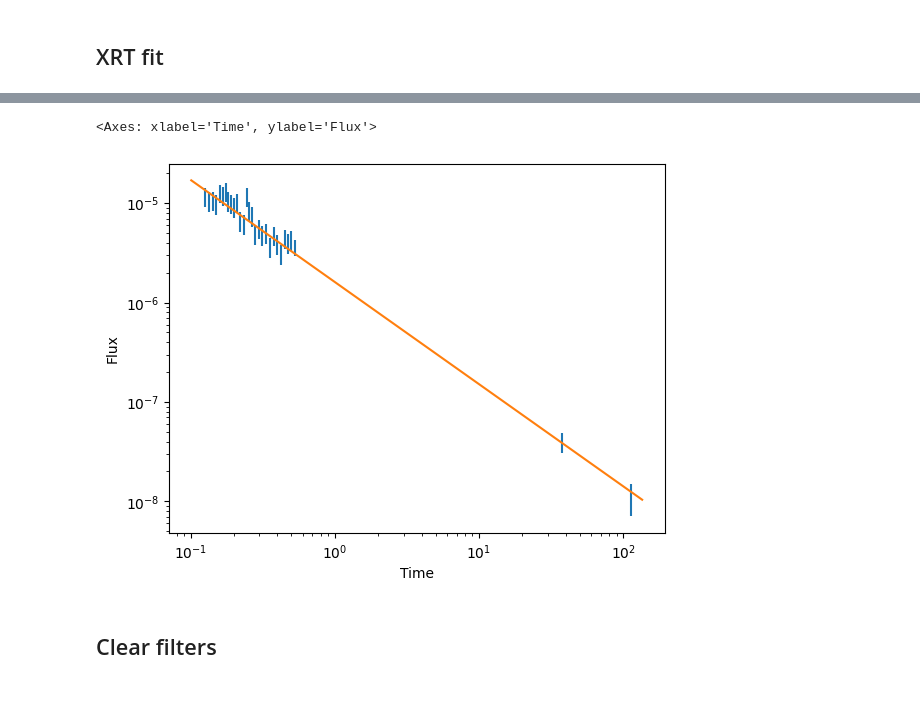
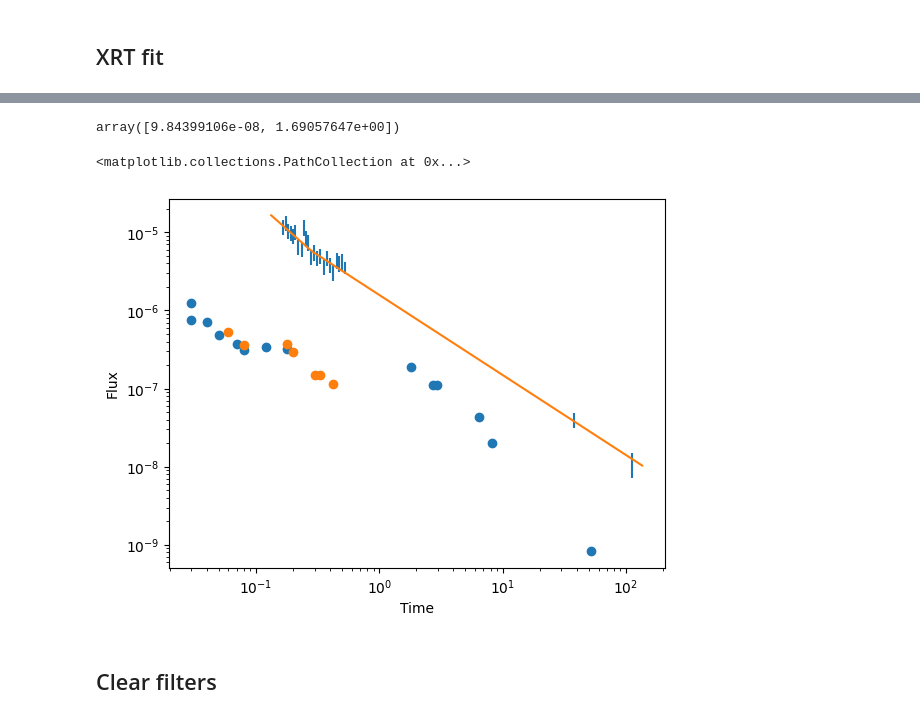
Before and after one commit to 7DimensionalTelescope/GRB251013C, a Jupyter notebook: run.ipynb, the cells around one changed output, grey strips where cells are left out. Saved outputs shown, nothing was run; the diff lists cells and outputs as text; code cells hidden in the pictures.

Commit message:
add conversion, plotting, and others

```diff
--- a/run.ipynb
+++ b/run.ipynb
@@ -67,5 +67,5 @@ from code.prior import *
 df_xrt = read_data("xrt")
 df_filtered = filter_data(df_xrt, exclude_time_range = (3e3,  1e4))
 y_err = np.array([max(np.abs(high), np.abs(low)) for high, low in zip(df_filtered["Flux_high"], df_filtered["Flux_low"])])
-alz_xrt = Analyzer(df_filtered["Time"]/3600, df_filtered["Flux"], power_law, y_data_error=y_err)
+alz_xrt = Analyzer(df_filtered["Time"][5:]/3600, df_filtered["Flux"][5:], broken_power_law, y_data_error=y_err[5:])
 alz_xrt.run(method="curve_fit")
@@ -72,9 +94,22 @@ alz_xrt.run(method="curve_fit")
+# %%
+filter_name = "i"
+
+df = read_data("circular", add_converted_flux=True)
+df = filter_data(df, filter_name=filter_name, remove_upper_limits=True)
+# %%
+alz_xrt.best_fit_params
+# %% [output]
+array([9.84399106e-08, 1.69057647e+00])
 # %%
 alz_xrt.plot_data()
 alz_xrt.plot_model()
+plt.scatter(df["Time"], df["flux_mJy"]/1e7)
+plt.scatter(alz_BBO.x_data, alz_BBO.y_data/1e7)
+
+#plt.plot(df_xrt["Time"]/3600, df_xrt["Flux"])
 # %% [output]
-<Axes: xlabel='Time', ylabel='Flux'>
+<matplotlib.collections.PathCollection at 0x...>
-[figure, old version]
+[figure, new version]
 # %%
 from code.functions import smooth_broken_power_law
 
```
Also changed, not shown: parts of 6 cells of this notebook, 8 other files.
